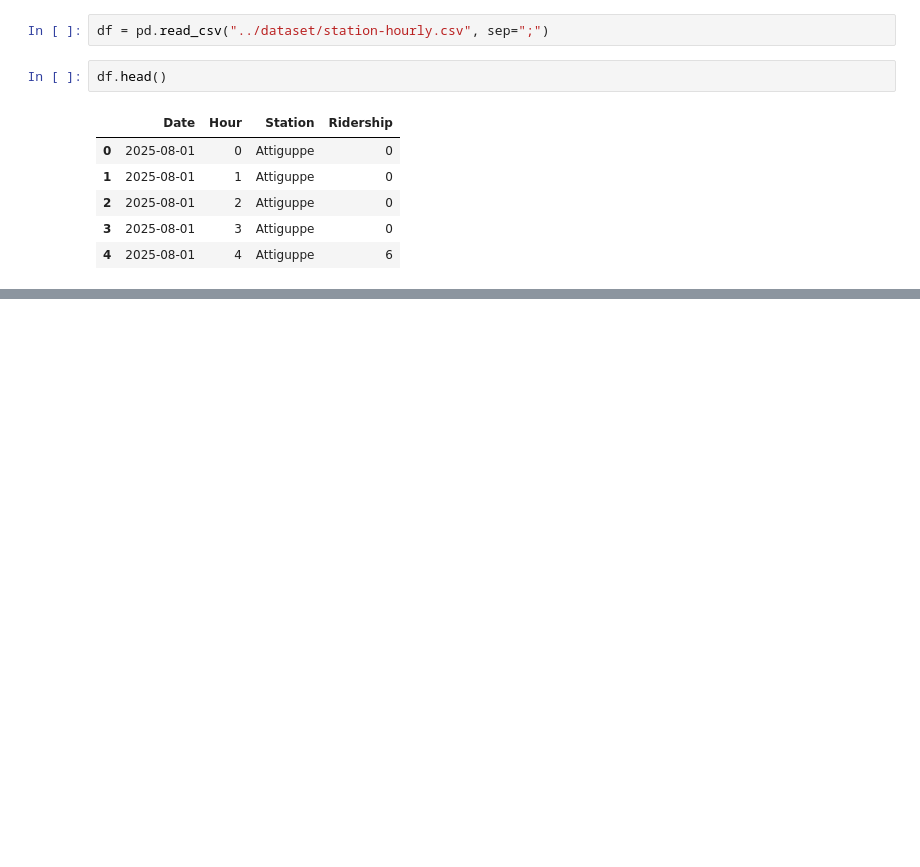
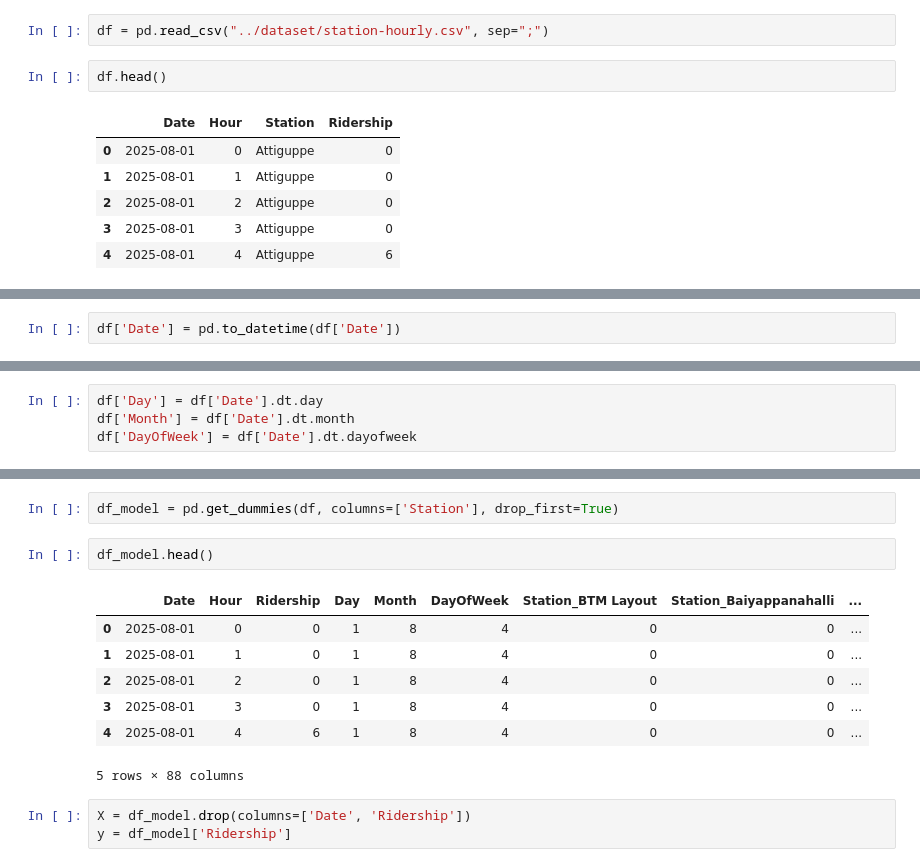
Before and after one commit to springboardmentor443m-coder/Predictive-Public-Transit-Intelligence-Platform-for-Crowd-Management-and-Schedule-Optimization, a Jupyter notebook: Predictive-Public-Transit-Intelligence-Platform-for-Crowd-Management-and-Schedule-Optimization/notebooks/ridership_prediction.ipynb, the cells around one changed output, grey strips where cells are left out. Saved outputs shown, nothing was run; the diff lists cells and outputs as text; blank space fills up the shorter version.

```diff
--- a/Predictive-Public-Transit-Intelligence-Platform-for-Crowd-Management-and-Schedule-Optimization/notebooks/ridership_prediction.ipynb
+++ b/Predictive-Public-Transit-Intelligence-Platform-for-Crowd-Management-and-Schedule-Optimization/notebooks/ridership_prediction.ipynb
@@ -13,0 +49,2 @@ df.head()
+# %%
+df['Date'] = pd.to_datetime(df['Date'])
@@ -13,0 +59,4 @@ df.head()
+# %%
+df['Day'] = df['Date'].dt.day
+df['Month'] = df['Date'].dt.month
+df['DayOfWeek'] = df['Date'].dt.dayofweek
@@ -13,0 +72,15 @@ df.head()
+# %%
+df_model = pd.get_dummies(df, columns=['Station'], drop_first=True)
+# %%
+df_model.head()
+# %% [output]
+|  | Date | Hour | Ridership | Day | Month | DayOfWeek | Station_BTM Layout | Station_Baiyappanahalli | ... |
+| 0 | 2025-08-01 | 0 | 0 | 1 | 8 | 4 | 0 | 0 | ... |
+| 1 | 2025-08-01 | 1 | 0 | 1 | 8 | 4 | 0 | 0 | ... |
+| 2 | 2025-08-01 | 2 | 0 | 1 | 8 | 4 | 0 | 0 | ... |
+| 3 | 2025-08-01 | 3 | 0 | 1 | 8 | 4 | 0 | 0 | ... |
+| 4 | 2025-08-01 | 4 | 6 | 1 | 8 | 4 | 0 | 0 | ... |
+5 rows × 88 columns
+# %%
+X = df_model.drop(columns=['Date', 'Ridership'])
+y = df_model['Ridership']
```
Also changed, not shown: parts of 16 cells of this notebook.
